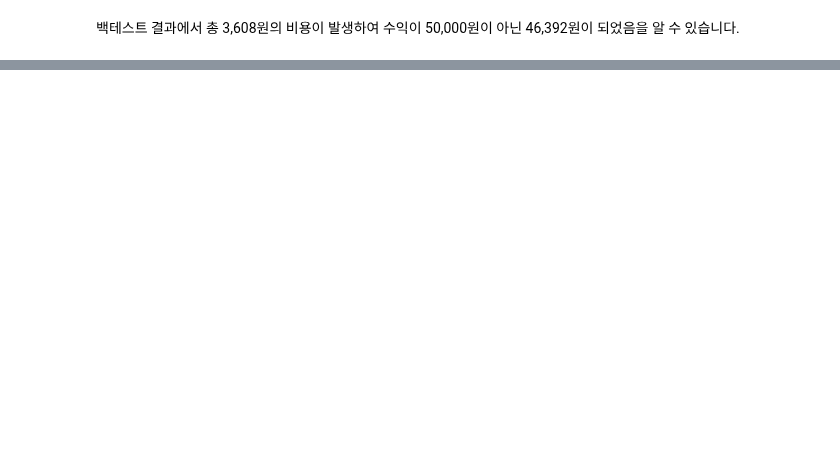
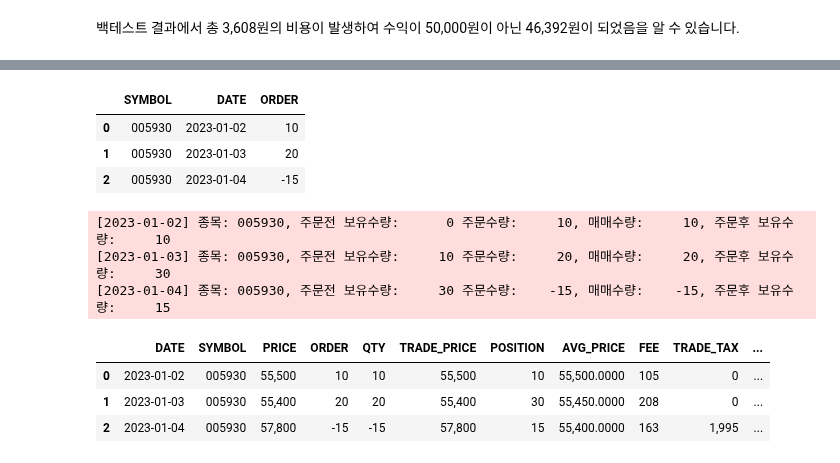
Before and after one commit to koscom/kquant, a Jupyter notebook: docs/tutorials/tutorial04.ipynb, the cells around one changed output, grey strips where cells are left out. Drawn from its saved outputs; the diff is of its cells as text; code cells hidden in the pictures; blank space fills up the shorter version.

```diff
--- a/docs/tutorials/tutorial04.ipynb
+++ b/docs/tutorials/tutorial04.ipynb
@@ -341,0 +277,30 @@ dtype: object
+# %%
+df_order4 = pd.DataFrame({
+    "SYMBOL": "005930",
+    "DATE": ["2023-01-02", "2023-01-03", "2023-01-04"],
+    "ORDER": [10, 20, -15]
+})
+
+df_order4
+# %% [output]
+|  | SYMBOL | DATE | ORDER |
+| 0 | 005930 | 2023-01-02 | 10 |
+| 1 | 005930 | 2023-01-03 | 20 |
+| 2 | 005930 | 2023-01-04 | -15 |
+# %%
+df_result4 = kq.backtest_stock_daily(
+    df_order4, init_cash=10_000_000,
+    broker_fee_percent=0.015,
+    exchange_fee_percent=0.0036396,
+    trade_tax_percent=0.23,
+)
+
+df_result4
+# %% [output]
+[2023-01-02] 종목: 005930, 주문전 보유수량:      0 주문수량:     10, 매매수량:     10, 주문후 보유수량:     10
+[2023-01-03] 종목: 005930, 주문전 보유수량:     10 주문수량:     20, 매매수량:     20, 주문후 보유수량:     30
+[2023-01-04] 종목: 005930, 주문전 보유수량:     30 주문수량:    -15, 매매수량:    -15, 주문후 보유수량:     15
+|  | DATE | SYMBOL | PRICE | ORDER | QTY | TRADE_PRICE | POSITION | AVG_PRICE | FEE | TRADE_TAX | ... |
+| 0 | 2023-01-02 | 005930 | 55,500 | 10 | 10 | 55,500 | 10 | 55,500.0000 | 105 | 0 | ... |
+| 1 | 2023-01-03 | 005930 | 55,400 | 20 | 20 | 55,400 | 30 | 55,450.0000 | 208 | 0 | ... |
+| 2 | 2023-01-04 | 005930 | 57,800 | -15 | -15 | 57,800 | 15 | 55,400.0000 | 163 | 1,995 | ... |
```
Also changed, not shown: parts of 32 cells of this notebook.
